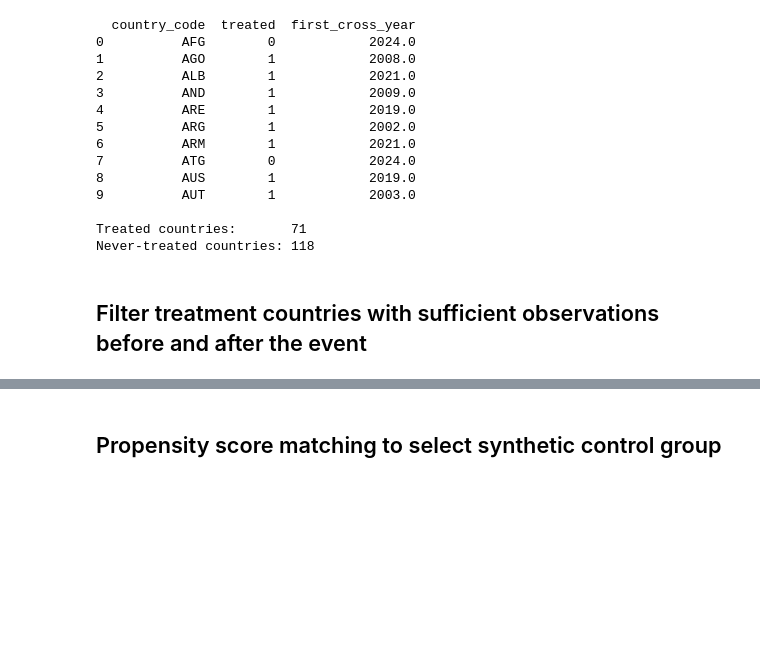
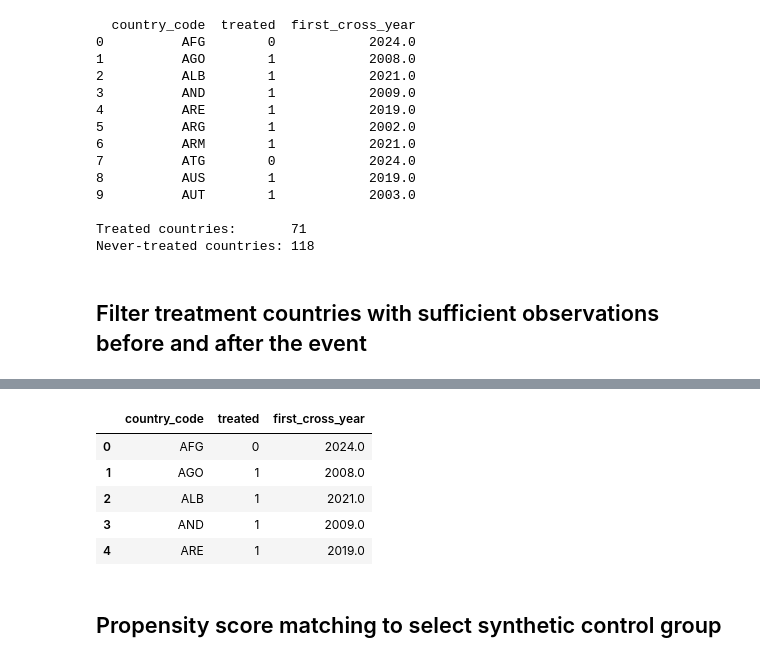
Before and after one commit to MiaHenstridge/event-study-women-in-parliament-effect-on-maternal-mortality, a Jupyter notebook: src/analysis.ipynb, the cells around one changed output, grey strips where cells are left out. Drawn from its saved outputs; the diff is of its cells as text; code cells hidden in the pictures; blank space fills up the shorter version.

```diff
--- a/src/analysis.ipynb
+++ b/src/analysis.ipynb
@@ -683,3 +432,12 @@ Panel shape:                 (4833, 12)
+# %%
+df_meta.head()
+# %% [output]
+|  | country_code | treated | first_cross_year |
+| 0 | AFG | 0 | 2024.0 |
+| 1 | AGO | 1 | 2008.0 |
+| 2 | ALB | 1 | 2021.0 |
+| 3 | AND | 1 | 2009.0 |
+| 4 | ARE | 1 | 2019.0 |
 # %% [markdown]
 ## Propensity score matching to select synthetic control group
 # %%
```
Also changed, not shown: parts of 49 cells of this notebook.
